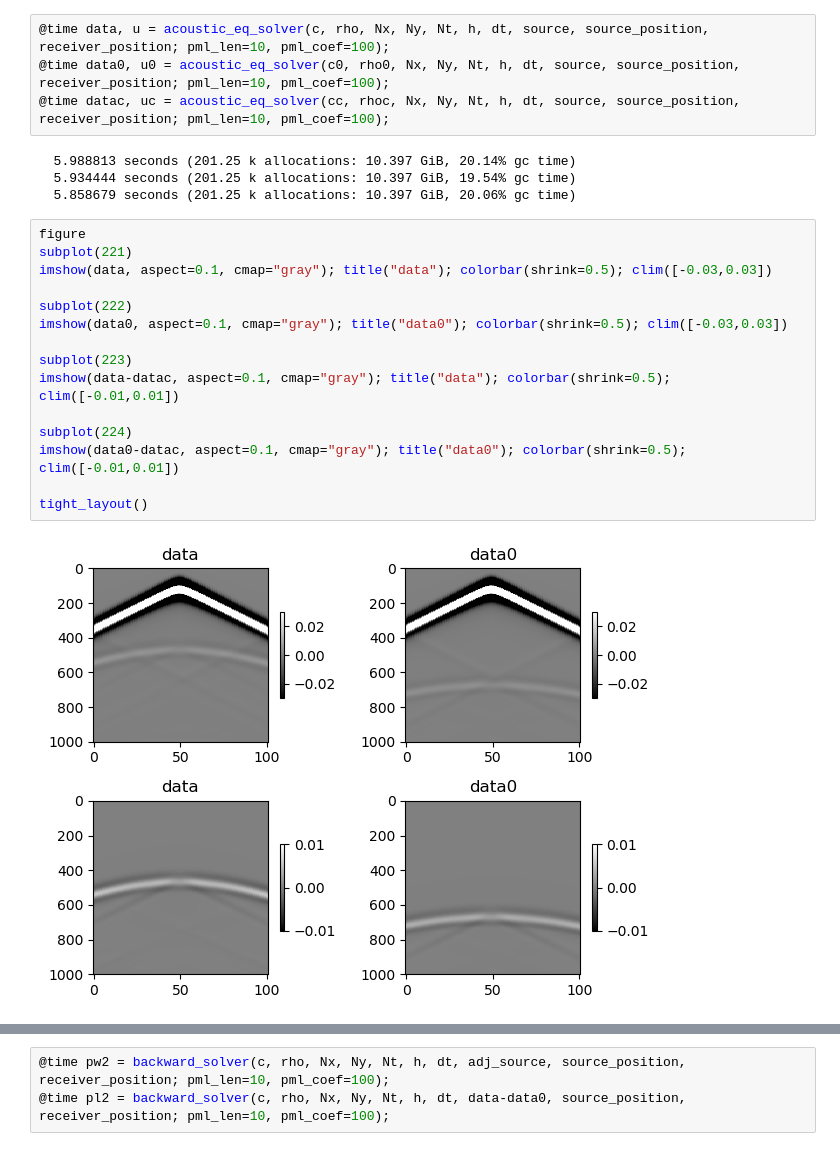
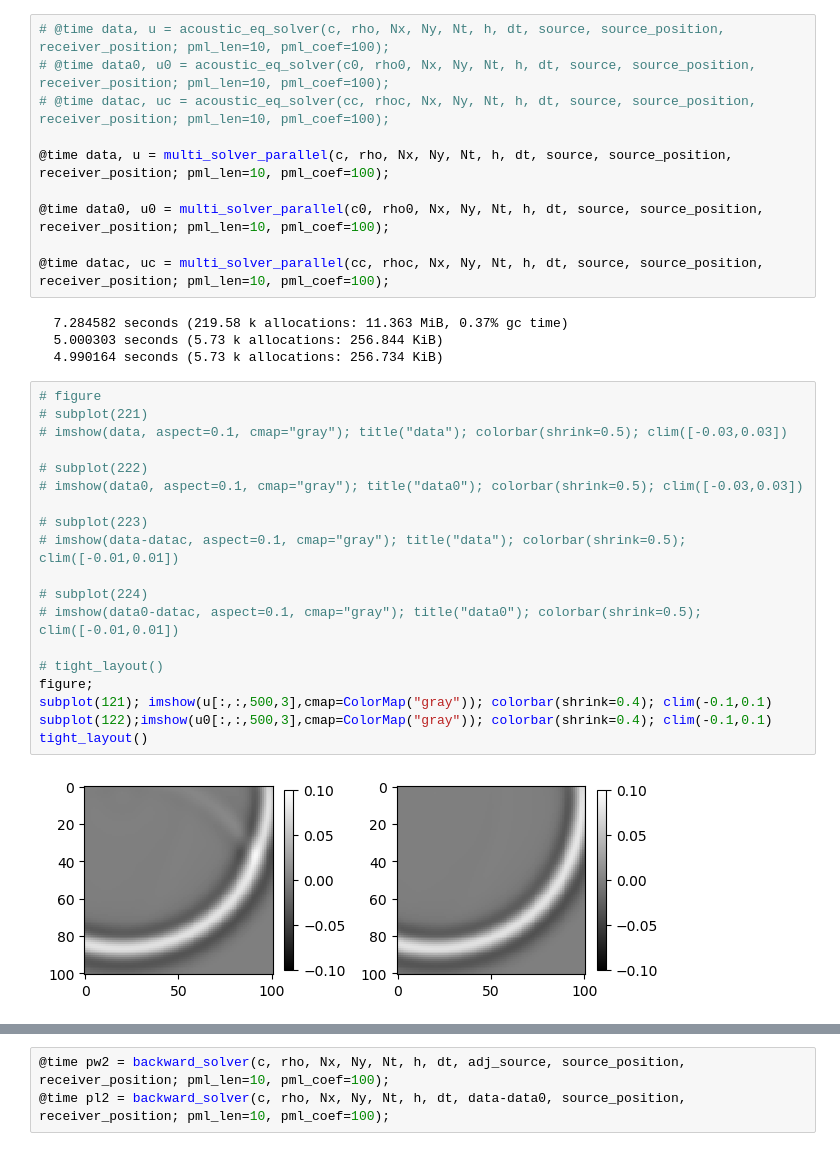
Before and after one commit to zzar43/Sinkhorn_code, a Jupyter notebook: demo_FWI_1.ipynb, the cells around one changed output, grey strips where cells are left out. Drawn from its saved outputs; the diff is of its cells as text.

```diff
--- a/demo_FWI_1.ipynb
+++ b/demo_FWI_1.ipynb
@@ -56,25 +63,35 @@ tight_layout()
 # %%
-@time data, u = acoustic_eq_solver(c, rho, Nx, Ny, Nt, h, dt, source, source_position, receiver_position; pml_len=10, pml_coef=100);
-@time data0, u0 = acoustic_eq_solver(c0, rho0, Nx, Ny, Nt, h, dt, source, source_position, receiver_position; pml_len=10, pml_coef=100);
-@time datac, uc = acoustic_eq_solver(cc, rhoc, Nx, Ny, Nt, h, dt, source, source_position, receiver_position; pml_len=10, pml_coef=100);
+# @time data, u = acoustic_eq_solver(c, rho, Nx, Ny, Nt, h, dt, source, source_position, receiver_position; pml_len=10, pml_coef=100);
+# @time data0, u0 = acoustic_eq_solver(c0, rho0, Nx, Ny, Nt, h, dt, source, source_position, receiver_position; pml_len=10, pml_coef=100);
+# @time datac, uc = acoustic_eq_solver(cc, rhoc, Nx, Ny, Nt, h, dt, source, source_position, receiver_position; pml_len=10, pml_coef=100);
+
+@time data, u = multi_solver_parallel(c, rho, Nx, Ny, Nt, h, dt, source, source_position, receiver_position; pml_len=10, pml_coef=100);
+
+@time data0, u0 = multi_solver_parallel(c0, rho0, Nx, Ny, Nt, h, dt, source, source_position, receiver_position; pml_len=10, pml_coef=100);
+
+@time datac, uc = multi_solver_parallel(cc, rhoc, Nx, Ny, Nt, h, dt, source, source_position, receiver_position; pml_len=10, pml_coef=100);
 # %% [output]
-  5.988813 seconds (201.25 k allocations: 10.397 GiB, 20.14% gc time)
-  5.934444 seconds (201.25 k allocations: 10.397 GiB, 19.54% gc time)
-  5.858679 seconds (201.25 k allocations: 10.397 GiB, 20.06% gc time)
+  7.284582 seconds (219.58 k allocations: 11.363 MiB, 0.37% gc time)
+  5.000303 seconds (5.73 k allocations: 256.844 KiB)
+  4.990164 seconds (5.73 k allocations: 256.734 KiB)
 # %%
-figure
-subplot(221)
-imshow(data, aspect=0.1, cmap="gray"); title("data"); colorbar(shrink=0.5); clim([-0.03,0.03])
+# figure
+# subplot(221)
+# imshow(data, aspect=0.1, cmap="gray"); title("data"); colorbar(shrink=0.5); clim([-0.03,0.03])
 
-subplot(222)
-imshow(data0, aspect=0.1, cmap="gray"); title("data0"); colorbar(shrink=0.5); clim([-0.03,0.03])
+# subplot(222)
+# imshow(data0, aspect=0.1, cmap="gray"); title("data0"); colorbar(shrink=0.5); clim([-0.03,0.03])
 
-subplot(223)
-imshow(data-datac, aspect=0.1, cmap="gray"); title("data"); colorbar(shrink=0.5); clim([-0.01,0.01])
+# subplot(223)
+# imshow(data-datac, aspect=0.1, cmap="gray"); title("data"); colorbar(shrink=0.5); clim([-0.01,0.01])
 
-subplot(224)
-imshow(data0-datac, aspect=0.1, cmap="gray"); title("data0"); colorbar(shrink=0.5); clim([-0.01,0.01])
+# subplot(224)
+# imshow(data0-datac, aspect=0.1, cmap="gray"); title("data0"); colorbar(shrink=0.5); clim([-0.01,0.01])
 
+# tight_layout()
+figure;
+subplot(121); imshow(u[:,:,500,3],cmap=ColorMap("gray")); colorbar(shrink=0.4); clim(-0.1,0.1)
+subplot(122);imshow(u0[:,:,500,3],cmap=ColorMap("gray")); colorbar(shrink=0.4); clim(-0.1,0.1)
 tight_layout()
 # %% [output]
-[figure, old version]
+[figure, new version]
```
Also changed, not shown: parts of 12 cells of this notebook, 2 other files.
